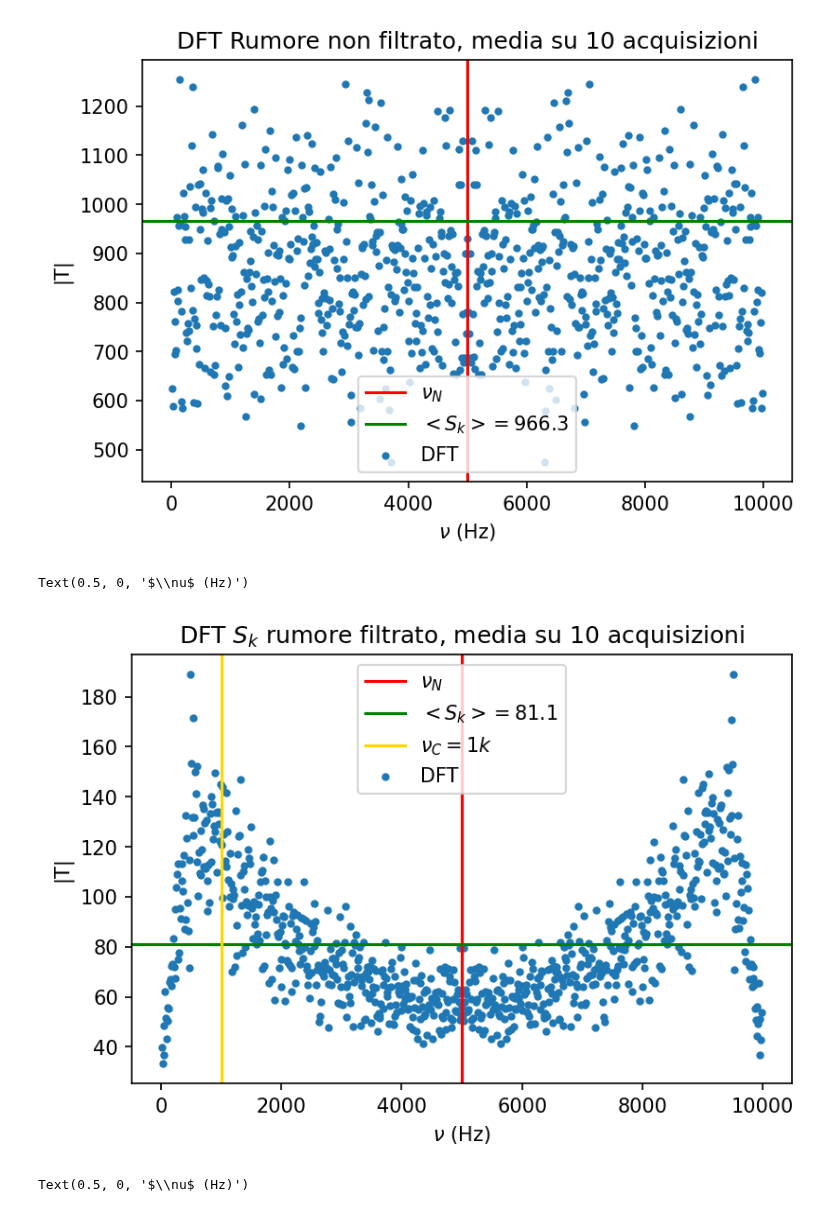
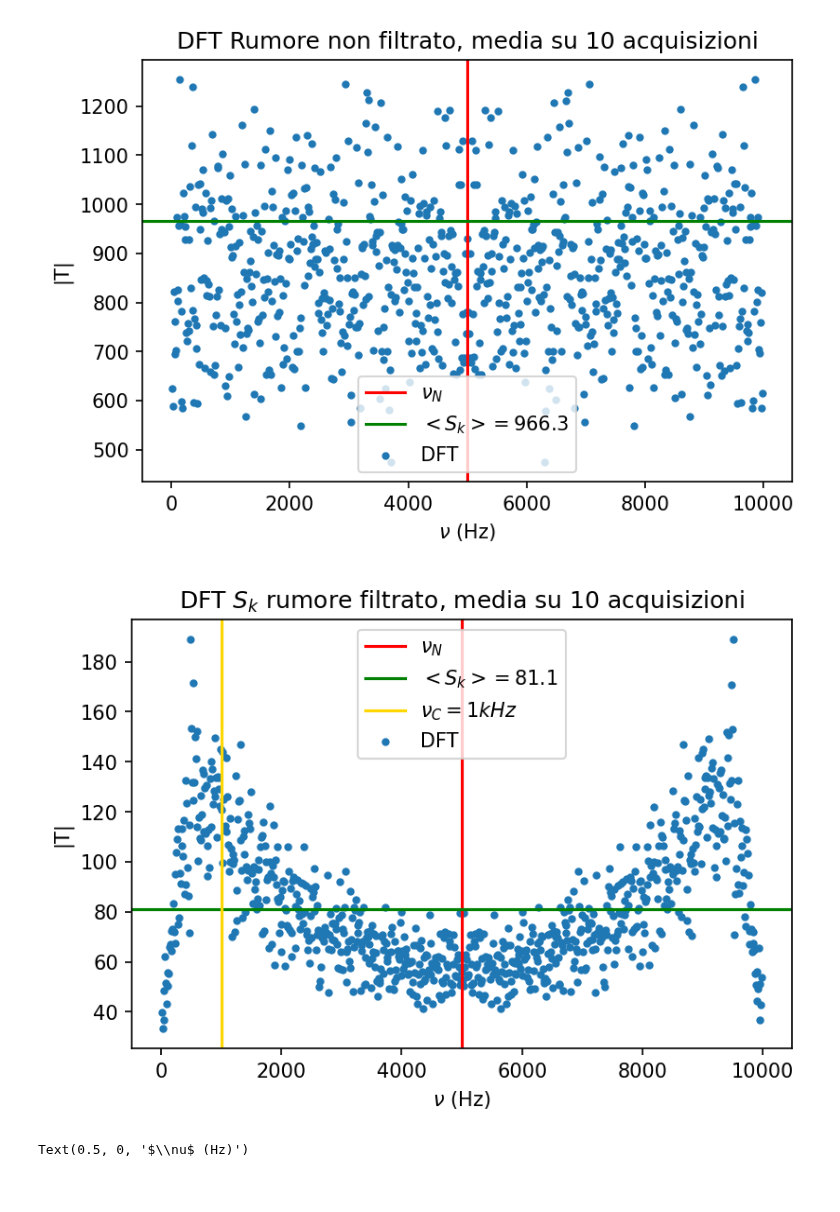
Before and after one commit to 1892051/LabSS, a Jupyter notebook: LabSS/esperienza_9/book.ipynb, the cells around one changed output. Cells and saved outputs as stored; diff of their text form; code cells hidden in the pictures.

```diff
--- a/LabSS/esperienza_9/book.ipynb
+++ b/LabSS/esperienza_9/book.ipynb
@@ -56,16 +61,18 @@ Text(0.5, 0, '$\\nu$ (Hz)')
 # %%
 a, b = 1, 800
 plt.scatter(df["k"][a:b]*12.5, S_k_2[a:b], marker=".", label="DFT")
 plt.axvline(5000, label="$\\nu_N$", c="r")
 plt.axhline(S_k_2[a:b].mean(), c="green", label="$<S_k>={}$".format(S_k_2[a:b].mean().round(1)))
-plt.axvline(1000, label="$\\nu_C=1k$", color="gold")
+plt.axvline(1000, label="$\\nu_C=1kHz$", color="gold")
 plt.legend()
 plt.title("DFT $S_k$ rumore filtrato, media su 10 acquisizioni")
 plt.ylabel("|T|")
 plt.xlabel("$\\nu$ (Hz)")
+
+
+plt.savefig("SkRumoreFiltro.png")
 # %% [output]
-Text(0.5, 0, '$\\nu$ (Hz)')
-[figure, old version]
+[figure, new version]
 # %%
 a, b = 1, 800
 plt.scatter(df["k"][a:b]*12.5, AbsT_2[a:b]/10, marker=".", label="DFT")
```
Also changed, not shown: parts of 5 cells of this notebook, 3 other files.
